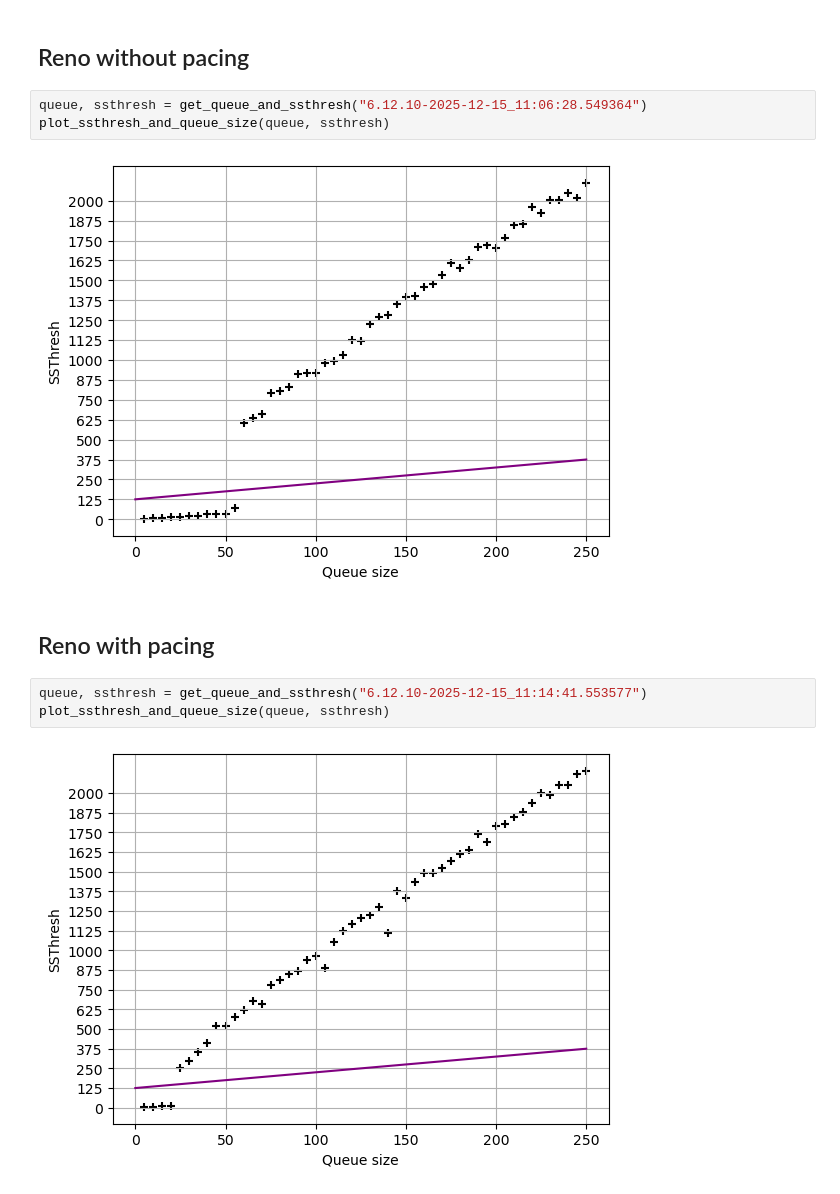
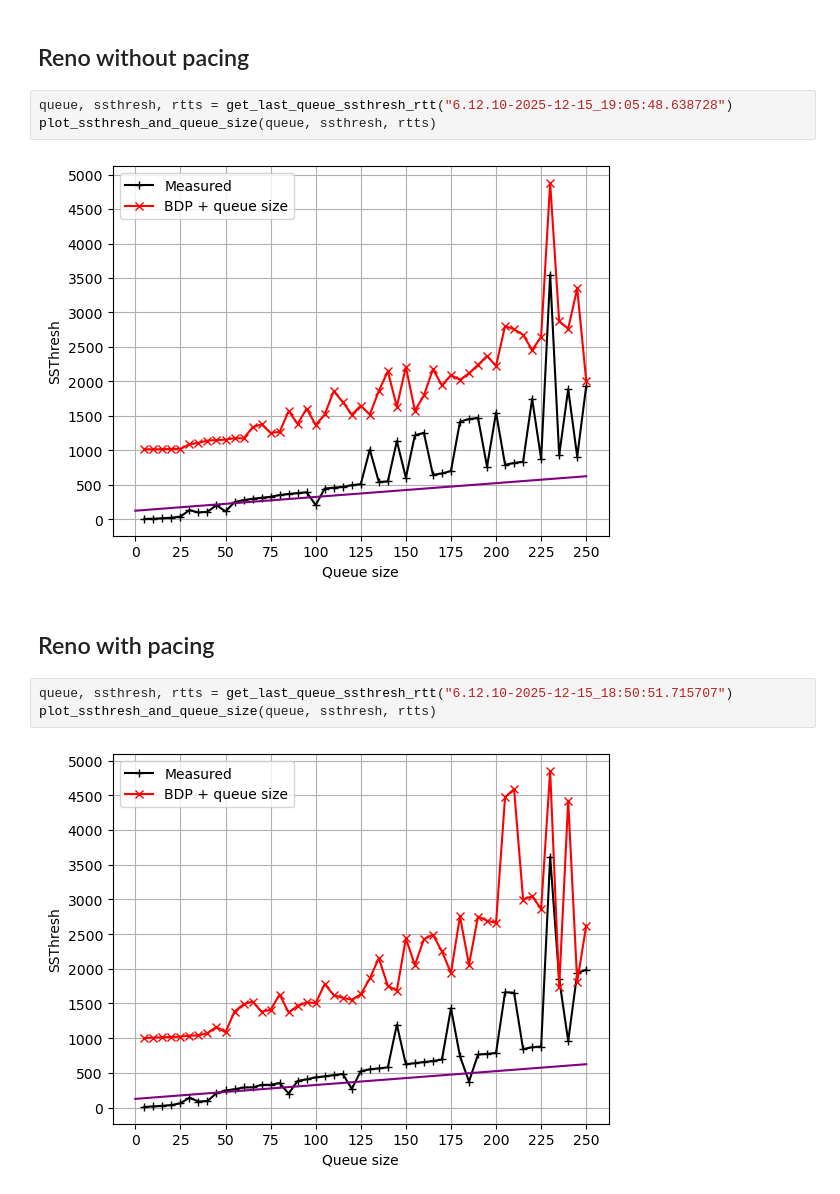
Before and after one commit to StianHaSu/TCP-Pacing-Notebooks, a Jupyter notebook: experiments/ssthresh_saturation/notebook.ipynb, the cells around one changed output. Cells and saved outputs as stored; diff of their text form.

```diff
--- a/experiments/ssthresh_saturation/notebook.ipynb
+++ b/experiments/ssthresh_saturation/notebook.ipynb
@@ -26,14 +26,14 @@ plot_ssthresh_and_queue_size(queue, ssthresh)
 # %% [markdown]
 ## Reno without pacing
 # %%
-queue, ssthresh = get_queue_and_ssthresh("6.12.10-2025-12-15_11:06:28.549364")
-plot_ssthresh_and_queue_size(queue, ssthresh)
+queue, ssthresh, rtts = get_last_queue_ssthresh_rtt("6.12.10-2025-12-15_19:05:48.638728")
+plot_ssthresh_and_queue_size(queue, ssthresh, rtts)
 # %% [output]
-[figure, old version]
+[figure, new version]
 # %% [markdown]
 ## Reno with pacing
 # %%
-queue, ssthresh = get_queue_and_ssthresh("6.12.10-2025-12-15_11:14:41.553577")
-plot_ssthresh_and_queue_size(queue, ssthresh)
+queue, ssthresh, rtts = get_last_queue_ssthresh_rtt("6.12.10-2025-12-15_18:50:51.715707")
+plot_ssthresh_and_queue_size(queue, ssthresh, rtts)
 # %% [output]
-[figure, old version]
+[figure, new version]
```
Also changed, not shown: parts of 11 cells of this notebook, 9 other files.
